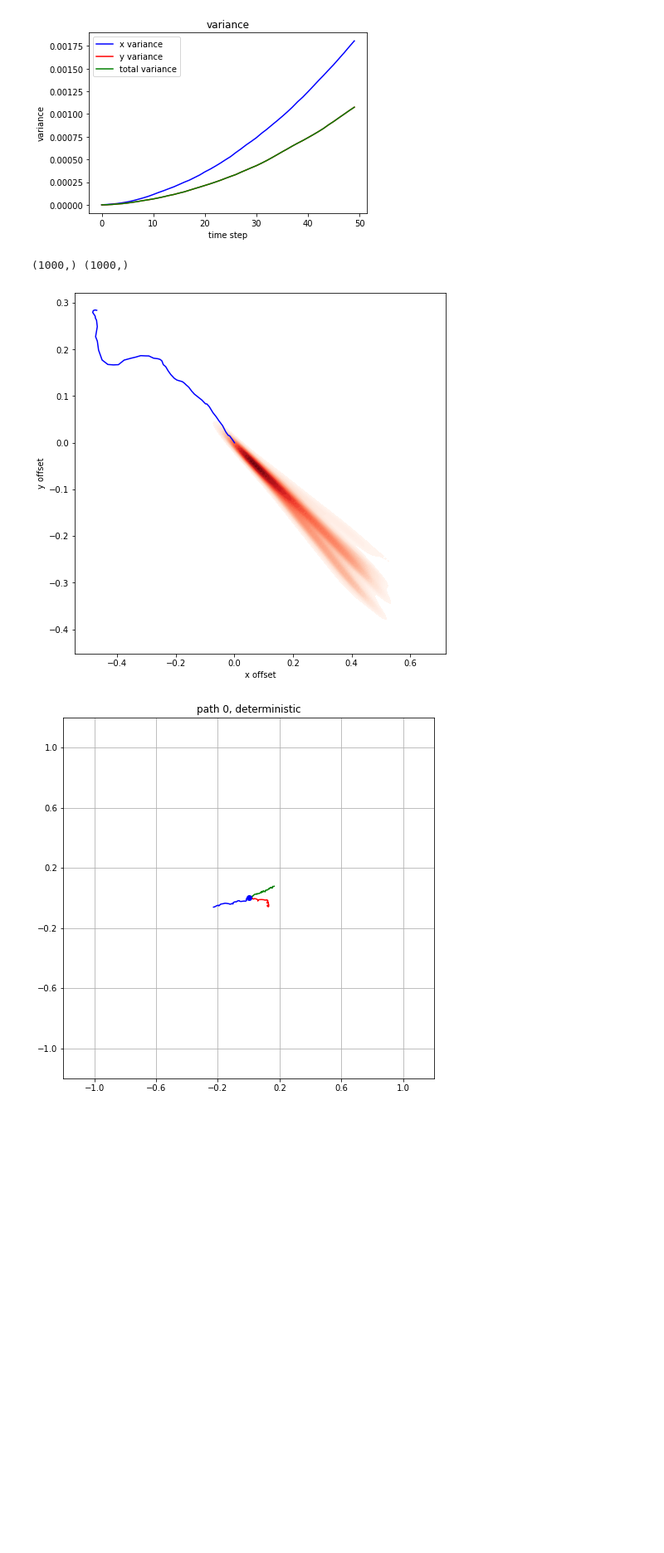
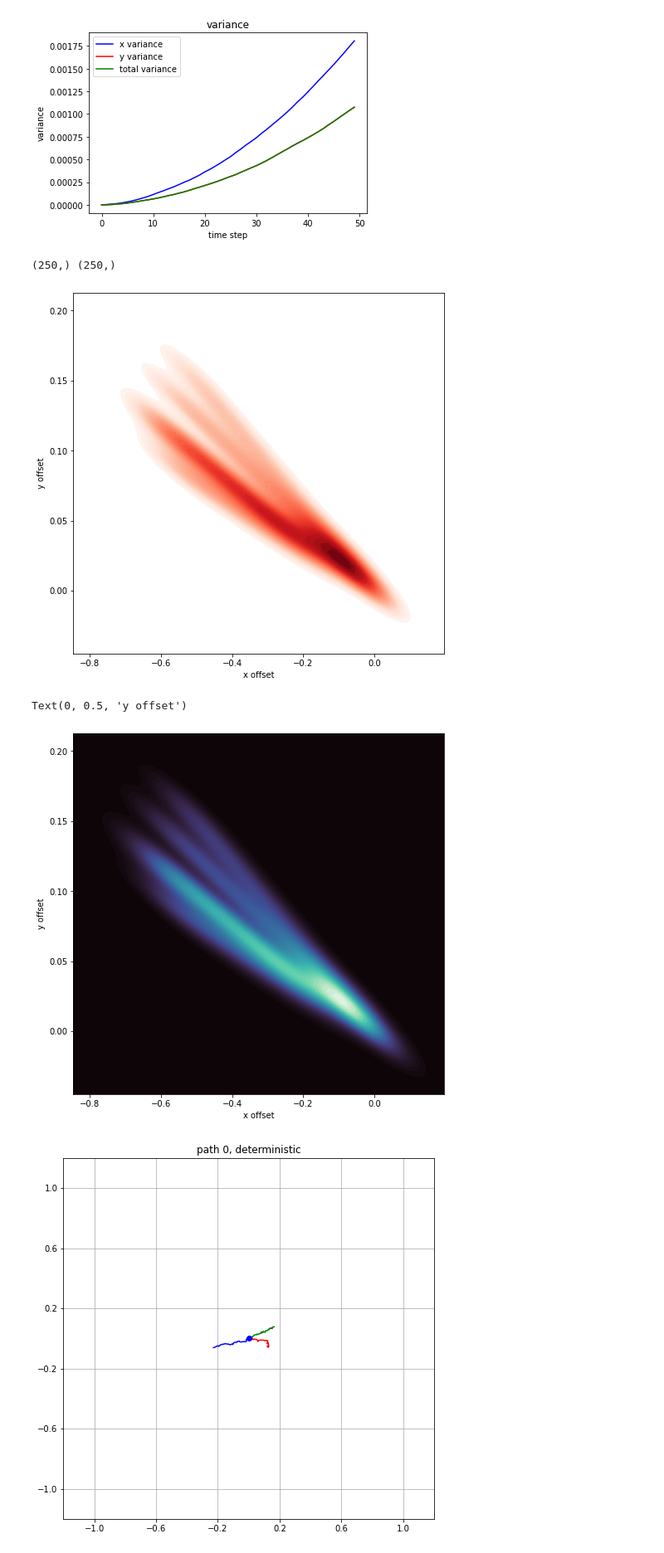
Before and after one commit to lintglitch/trajectory-prediction, a Jupyter notebook: uncertainty_eval.ipynb, the cells around one changed output. Shown at 83% size. Saved outputs shown, nothing was run; the diff lists cells and outputs as text; code cells hidden in the pictures; blank space fills up the shorter version.

```diff
--- a/uncertainty_eval.ipynb
+++ b/uncertainty_eval.ipynb
@@ -167,31 +167,34 @@ plt.show()
 [figure]
 # %%
 # convert the time-steps into 2D array of just x and y coordinates
+predictions = samples_cnn
 unified = np.array(predictions)
 # prediction_2d = np.reshape(unified, (unified.shape[0] * unified.shape[1], unified.shape[2]) )
 
 x = unified[:,:,0].flatten()
 y = unified[:,:,1].flatten()
 print(x.shape, y.shape)
 fig, ax = plt.subplots()
 
 seaborn.kdeplot(x=x, y=y, cmap="Reds", fill=True, levels=50, gridsize=100)
-x_xvals = input_path[:,0]
-x_yvals = input_path[:,1]
-ax.plot(x_xvals, x_yvals, 'b', label='Past')
+# x_xvals = input_path[:,0]
+# x_yvals = input_path[:,1]
+# ax.plot(x_xvals, x_yvals, 'b', label='Past')
 plt.xlabel('x offset')
 plt.ylabel('y offset')
 fig.set_size_inches(8.0, 8.0)
 plt.show()
 
-# fig, ax = plt.subplots()
-# fig.set_size_inches(8.0, 8.0)
-# seaborn.kdeplot(x=x, y=y, cmap="mako", fill=True, levels=100, thresh=0, gridsize=100)
-# plt.xlabel('x offset')
-# plt.ylabel('y offset')
+fig, ax = plt.subplots()
+fig.set_size_inches(8.0, 8.0)
+seaborn.kdeplot(x=x, y=y, cmap="mako", fill=True, levels=100, thresh=0, gridsize=100)
+plt.xlabel('x offset')
+plt.ylabel('y offset')
 # %% [output]
-(1000,) (1000,)
+(250,) (250,)
-[figure, old version]
+[figure, new version]
+Text(0, 0.5, 'y offset')
+[figure, added]
 # %%
 N = 0
 multiplier = 200
```
Also changed, not shown: parts of 4 cells of this notebook, 2 other files.
